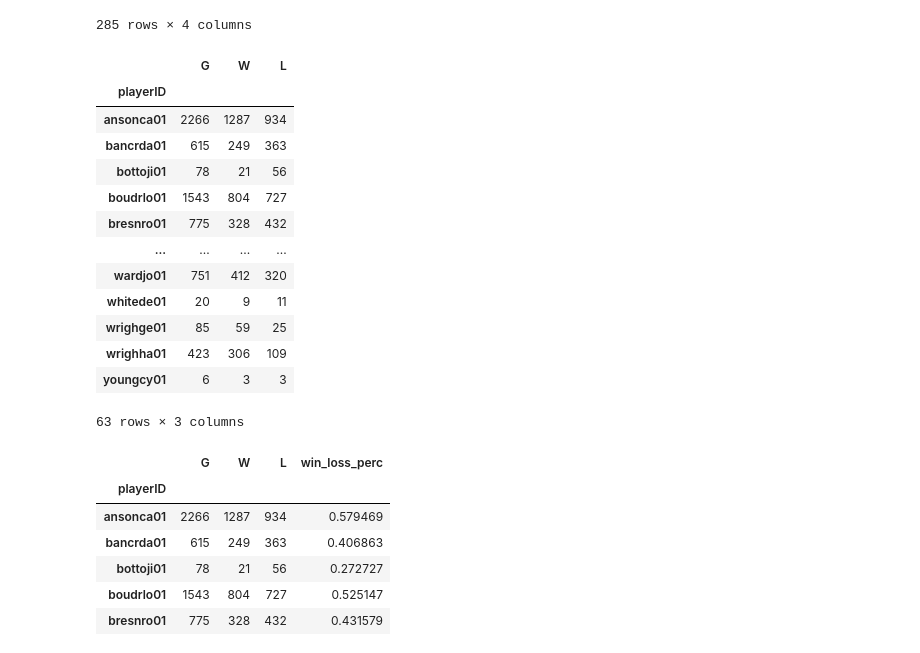
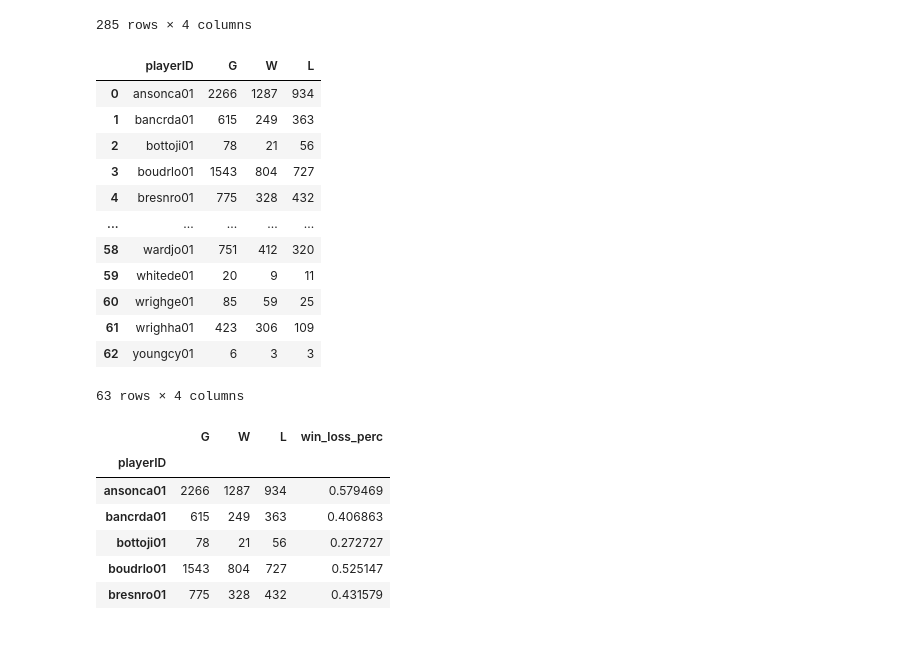
Before and after one commit to scimaksim/Python_graduate_coursework, a Jupyter notebook: HW5/Nikiforov_Assignment_5.ipynb, the cells around one changed output. Saved outputs shown, nothing was run; the diff lists cells and outputs as text; code cells hidden in the pictures.

```diff
--- a/HW5/Nikiforov_Assignment_5.ipynb
+++ b/HW5/Nikiforov_Assignment_5.ipynb
@@ -241,23 +253,23 @@ hof_manager_seasons
 # %%
 # Second, determine the overall win/loss records (sum of wins and sum of losses)
 # for each of these hall of fame managers.
-manager_win_loss = hof_manager_seasons.groupby("playerID").sum()
+# reset_index() function prevents playerID from becoming part of the index.
+manager_win_loss = hof_manager_seasons.groupby("playerID").sum().reset_index()
 manager_win_loss
 # %% [output]
-|  | G | W | L |
-| playerID |  |  |  |
-| ansonca01 | 2266 | 1287 | 934 |
-| bancrda01 | 615 | 249 | 363 |
-| bottoji01 | 78 | 21 | 56 |
-| boudrlo01 | 1543 | 804 | 727 |
-| bresnro01 | 775 | 328 | 432 |
-| ... | ... | ... | ... |
-| wardjo01 | 751 | 412 | 320 |
-| whitede01 | 20 | 9 | 11 |
-| wrighge01 | 85 | 59 | 25 |
-| wrighha01 | 423 | 306 | 109 |
-| youngcy01 | 6 | 3 | 3 |
+|  | playerID | G | W | L |
+| 0 | ansonca01 | 2266 | 1287 | 934 |
+| 1 | bancrda01 | 615 | 249 | 363 |
+| 2 | bottoji01 | 78 | 21 | 56 |
+| 3 | boudrlo01 | 1543 | 804 | 727 |
+| 4 | bresnro01 | 775 | 328 | 432 |
+| ... | ... | ... | ... | ... |
+| 58 | wardjo01 | 751 | 412 | 320 |
+| 59 | whitede01 | 20 | 9 | 11 |
+| 60 | wrighge01 | 85 | 59 | 25 |
+| 61 | wrighha01 | 423 | 306 | 109 |
+| 62 | youngcy01 | 6 | 3 | 3 |
-63 rows × 3 columns
+63 rows × 4 columns
 # %%
 # Third, create a new variable that is the win/loss percentage (W/(W+L)).
 manager_win_loss["win_loss_perc"] = manager_win_loss["W"]/(manager_win_loss["W"]+manager_win_loss["L"])
```
Also changed, not shown: parts of 28 cells of this notebook, 1 other file.
